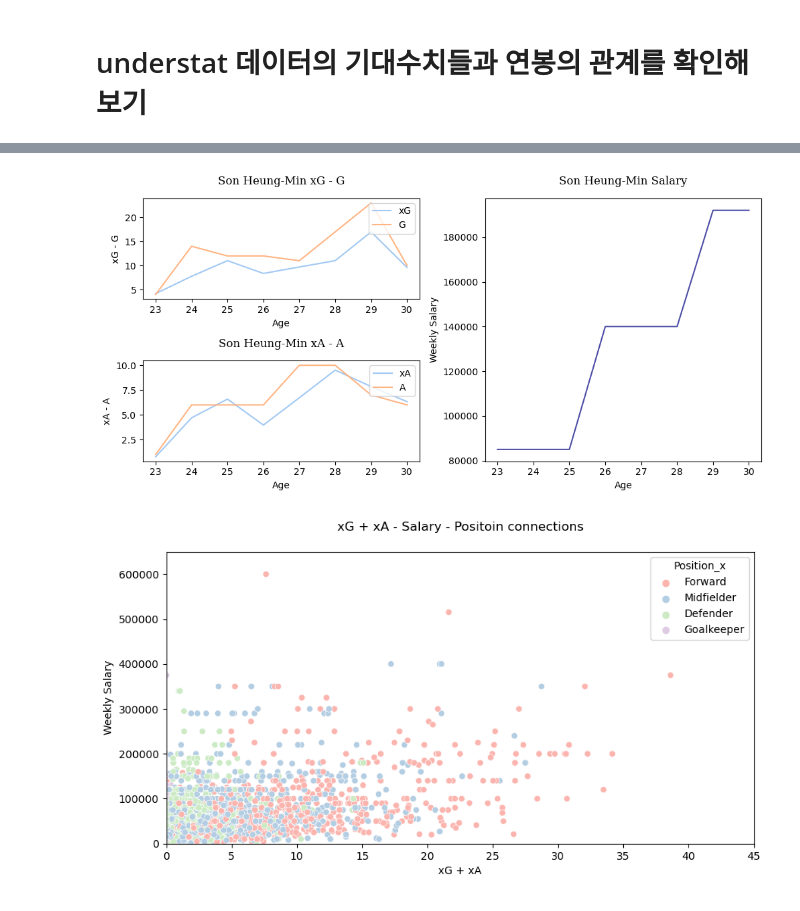
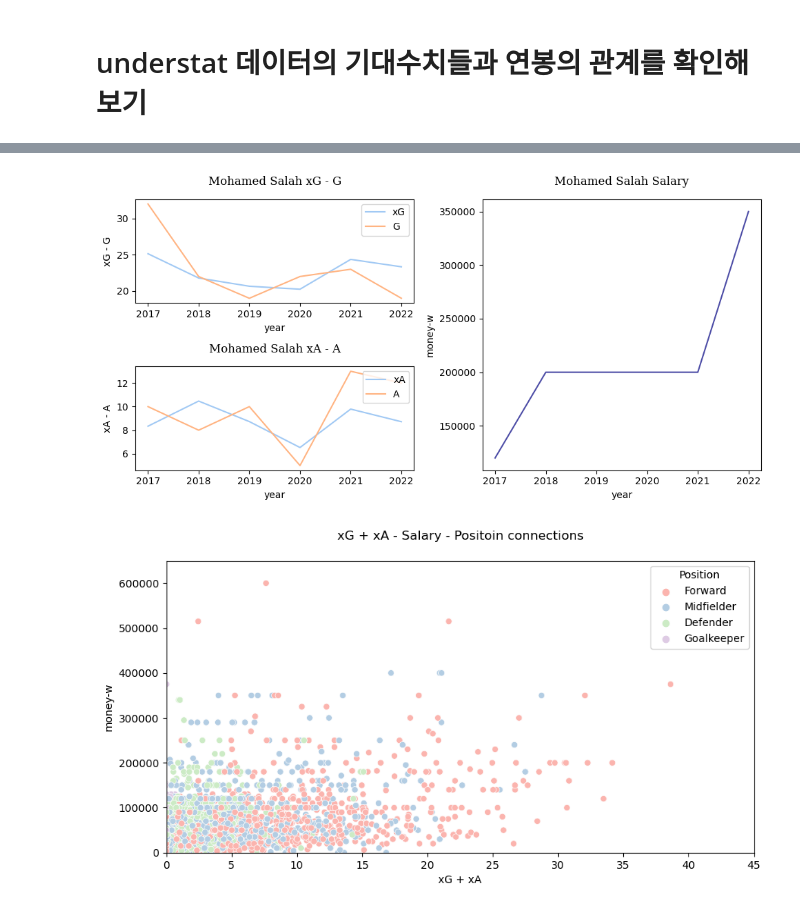
Before and after one commit to LEEINSEO-0118/EPL_EDA_Project, a Jupyter notebook: stat_salary.ipynb, the cells around one changed output, grey strips where cells are left out. Cells and saved outputs as stored; diff of their text form; code cells hidden in the pictures.

Commit message:
change player table code

```diff
--- a/stat_salary.ipynb
+++ b/stat_salary.ipynb
@@ -71,6 +75,6 @@ memory usage: 265.1+ KB
 # %%
 # 데이터가 players에 없거나 salary에 없는 경우가 있기에 그런 경우를 제외하기 위해 inner join
-player_salary = pd.merge(players, salary, left_on = ['Name', 'Year'], right_on = ['Name', 'year'], how = 'inner')
+player_salary = pd.merge(players, salary, left_on = ['Name', 'year'], right_on = ['Name', 'year'], how = 'inner')
 player_salary.info()
 # %% [output]
 <class 'pandas.core.frame.DataFrame'>
@@ -95,5 +98,5 @@ memory usage: 337.1+ KB
 # %%
 # 선수 기본 정보와 연봉 데이터만 가지도록 수정
-player_salary = player_salary[['Year', 'Name', 'Age', 'Team_x', 'Position_x', 'Weekly Salary']]
+player_salary = player_salary[['year', 'Name', 'Age', 'Team', 'Position', 'money-w']]
 player_salary.head()
 # %% [output]
@@ -174,6 +176,6 @@ plt.show()
 # understat 데이터의 기대수치들과 연봉의 관계를 확인해보기
 # %%
 # understat 데이터와 연봉과의 관계성
-understat = pd.read_csv('./data/new/understat_all.csv')
+understat = pd.read_csv('./data/new/understat_all0.csv')
 understat.head()
 # %% [output]
@@ -191,4 +193,5 @@ Index(['Year', 'Name', 'Age', 'Team_x', 'Position_x', 'Weekly Salary'], dtype='o
 # %%
-salary_understat = pd.merge(salary_df, understat, left_on = ['Name', 'Year'], right_on = ['Player', 'year'], how = 'inner')
-salary_understat.columns
+salary_understat = pd.merge(player_salary, understat, left_on = ['Name', 'year'], right_on = ['Name', 'year']
+                            , how = 'inner')
+print(salary_understat.info())
 # %% [output]
@@ -240,50 +259,52 @@ players[players['Name'] == 'Son Heung-Min']
 # %%
 # 특정 선수의 스탯과 연봉 데이터
-player_name = 'Son Heung-Min'
+player_name = 'Mohamed Salah'
 one_player = salary_understat[salary_understat['Name'] == player_name]
 
 plt.figure(figsize = (10, 5))
-plt.xticks(one_player['Age'].unique())
 
 # xG - G
 sns.set_palette('pastel')
 plt.subplot(2, 2, 1)
 plt.title(f'{player_name} xG - G', pad = 15, fontfamily = 'serif')
 plt.ylabel('xG - G')
 
-sns.lineplot(data = one_player, x = 'Age', y = 'xG', label = 'xG')
-sns.lineplot(data = one_player, x = 'Age', y = 'G', label = 'G')
+plt.xticks(one_player['year'].unique())
+sns.lineplot(data = one_player, x = 'year', y = 'xG', label = 'xG')
+sns.lineplot(data = one_player, x = 'year', y = 'G', label = 'G')
 plt.legend(loc = 'upper right')
 
 # xA - A
 sns.set_palette('pastel')
 plt.subplot(2, 2, 3)
 plt.title(f'{player_name} xA - A', pad = 15, fontfamily = 'serif')
 plt.ylabel('xA - A')
 
-sns.lineplot(data = one_player, x = 'Age', y = 'xA', label = 'xA')
-sns.lineplot(data = one_player, x = 'Age', y = 'A', label = 'A')
+plt.xticks(one_player['year'].unique())
+sns.lineplot(data = one_player, x = 'year', y = 'xA', label = 'xA')
+sns.lineplot(data = one_player, x = 'year', y = 'A', label = 'A')
 plt.legend(loc = 'upper right')
 
 # Salary
 plt.subplot(1, 2, 2)
 plt.title(f'{player_name} Salary', pad = 15, fontfamily = 'serif')
 
-sns.lineplot(data = one_player, x = 'Age', y = 'Weekly Salary', color = 'navy', alpha = 0.7)
+plt.xticks(one_player['year'].unique())
+sns.lineplot(data = one_player, x = 'year', y = 'money-w', color = 'navy', alpha = 0.7)
 
 plt.tight_layout()
 plt.show()
 # %% [output]
-[figure, old version]
+[figure, new version]
 # %%
 # x값들과 Salary의 관계성
 plt.figure(figsize = (10, 5))
 plt.axis([0, 45, 0, 650000])
 plt.title('xG + xA - Salary - Positoin connections', pad = 20)
-sns.scatterplot(data = salary_understat, x = 'xG + xA', y = 'Weekly Salary', hue = 'Position_x', palette = 'Pastel1')
+sns.scatterplot(data = salary_understat, x = 'xG + xA', y = 'money-w', hue = 'Position', palette = 'Pastel1')
 plt.show()
 # %% [output]
-[figure, old version]
+[figure, new version]
 # %%
 # xGBuildup와 Salary의 관계성
 plt.figure(figsize = (10, 5))
```
Also changed, not shown: parts of 17 cells of this notebook, 13 other files.
